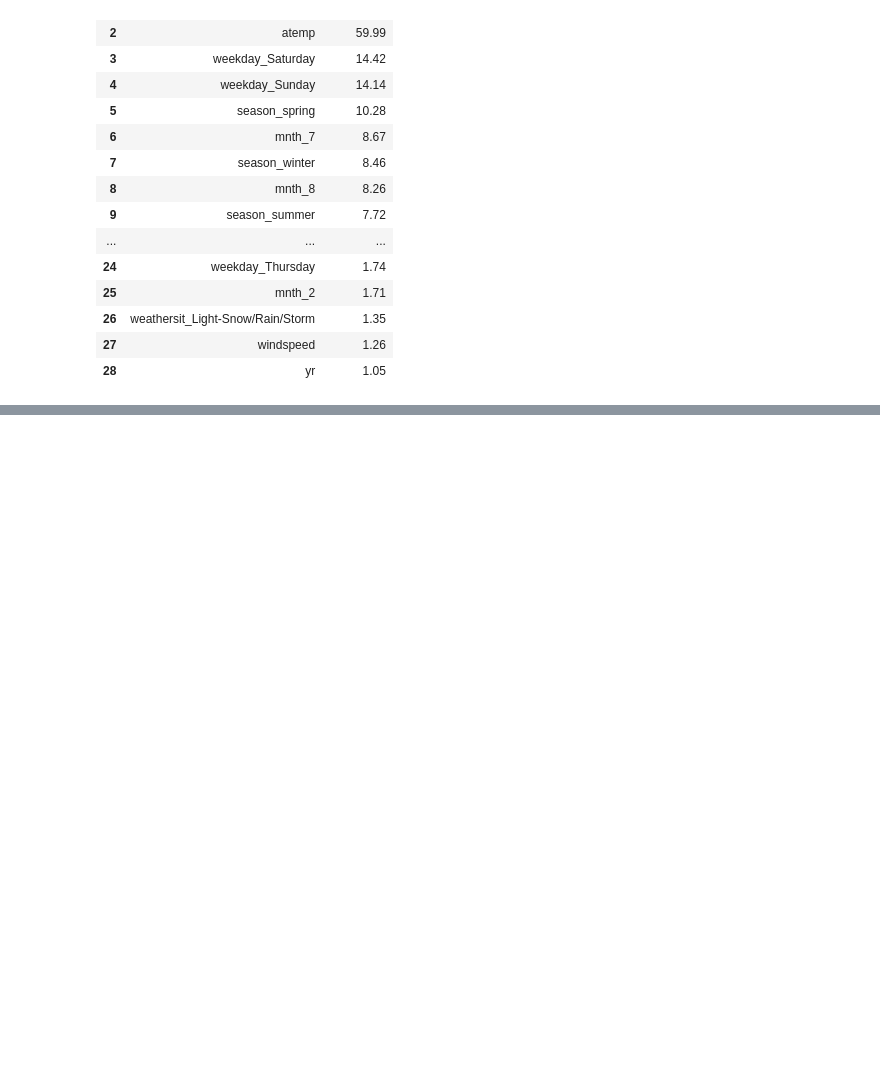
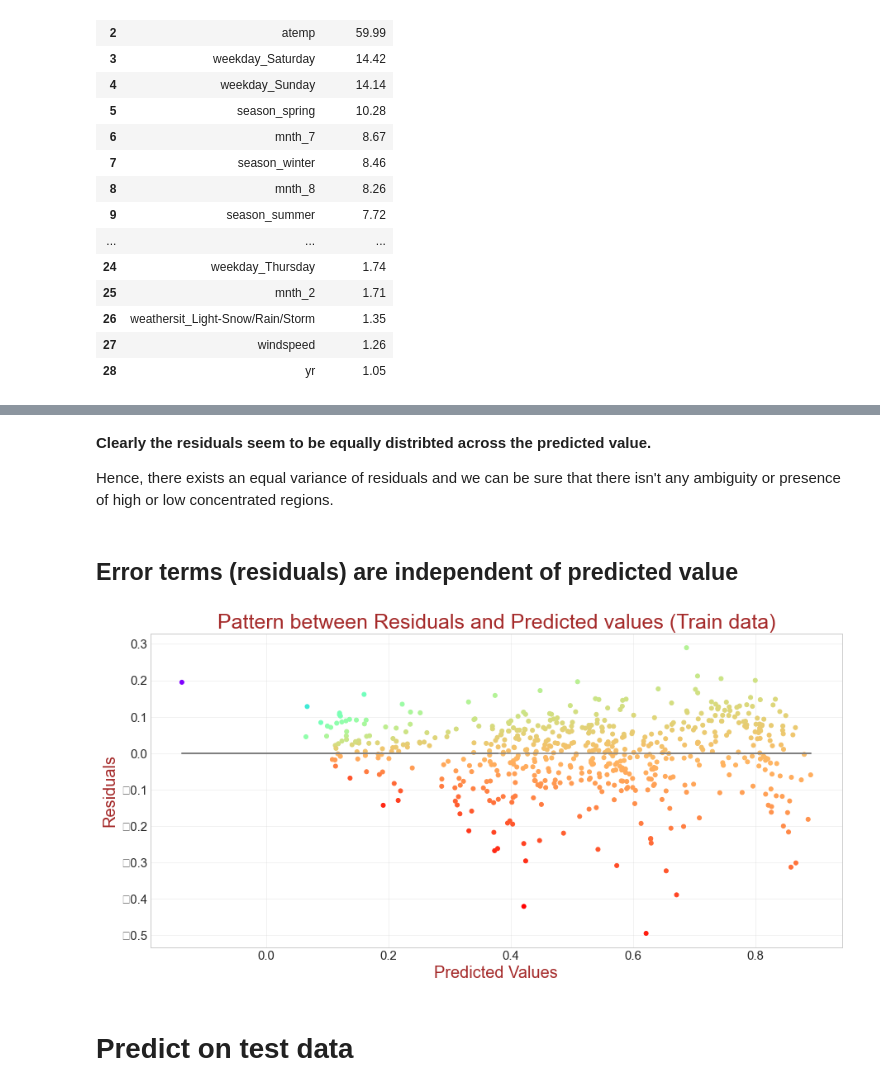
Before and after one commit to Sirnobaka/Kaggle_notebooks, a Jupyter notebook: Rental_BikeSharing/Linear_Regression.ipynb, the cells around one changed output, grey strips where cells are left out. Drawn from its saved outputs; the diff is of its cells as text; code cells hidden in the pictures; blank space fills up the shorter version.

```diff
--- a/Rental_BikeSharing/Linear_Regression.ipynb
+++ b/Rental_BikeSharing/Linear_Regression.ipynb
@@ -706,0 +1370,26 @@ x_rfe = x[new_col]
+# %% [markdown]
+<b>Clearly the residuals seem to be equally distribted across the predicted value.</b>
+
+Hence, there exists an equal variance of residuals and we can be sure that there isn't any ambiguity or presence of high or low concentrated regions.
+# %% [markdown]
+## Error terms (residuals) are independent of predicted value
+# %%
+#test data
+plt.figure(figsize = (15,7))
+
+cmap=plt.cm.rainbow
+#sns.regplot(x=y_pred, y=residual, color='orange')
+x=y_pred
+y=residual
+# arctan2(x, y) is element-wise arc tangent of x1/x2 choosing the quadrant correctly.
+plt.scatter(x, y, c=np.arctan2(x,y), cmap=cmap ,alpha = 1)
+m, b = np.polyfit(x, y, 1)
+plt.plot(x, m*x + b, color='grey')
+plt.title ('Pattern between Residuals and Predicted values (Train data)' , fontsize=25, color= 'brown')
+plt.xlabel("Predicted Values", fontsize=20, color='brown')
+plt.ylabel("Residuals", fontsize=20, color='brown')
+plt.show()
+# %% [output]
+[figure, added]
+# %% [markdown]
+# Predict on test data
```
Also changed, not shown: parts of 103 cells of this notebook.
